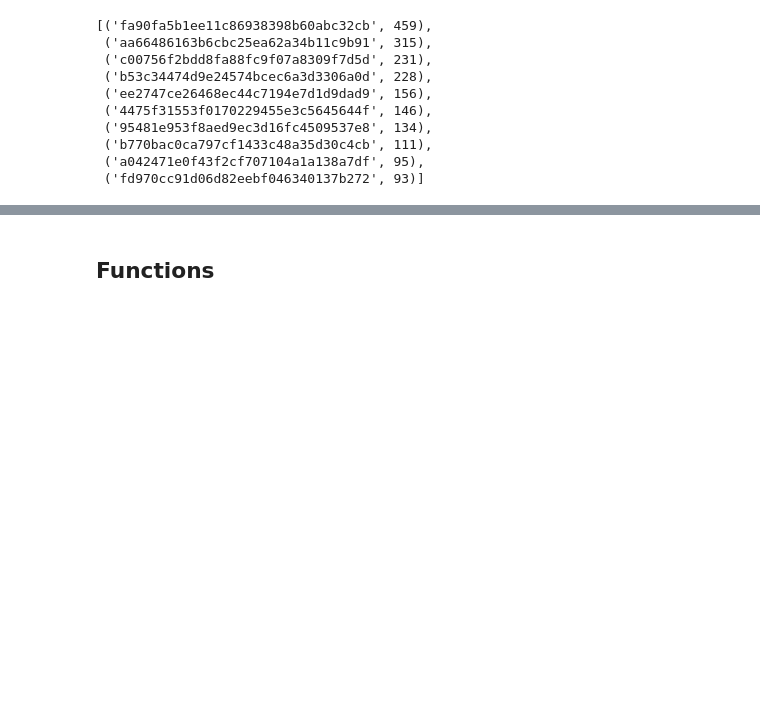
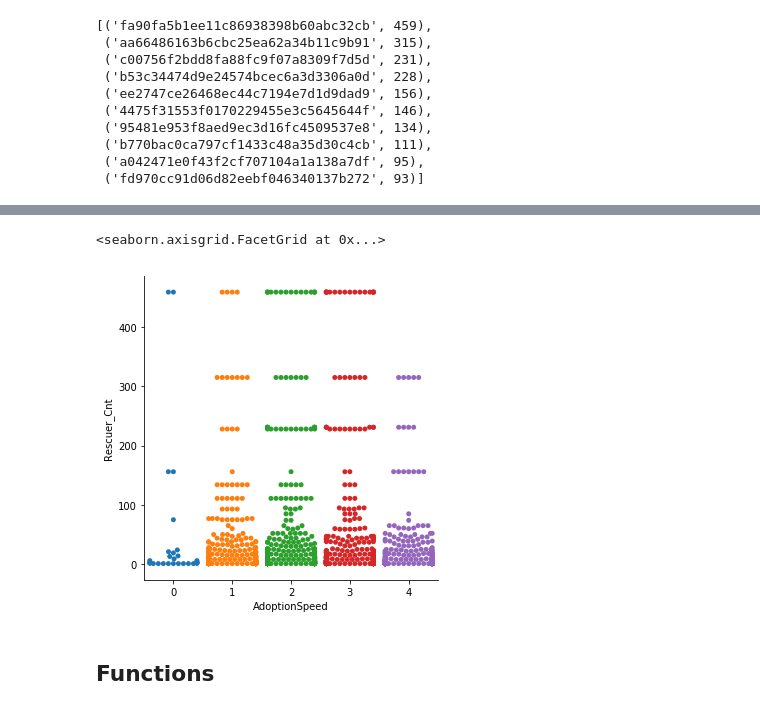
Before and after one commit to rick-62/Kaggle_PetFinder, a Jupyter notebook: model-0-04-rescuer.ipynb, the cells around one changed output, grey strips where cells are left out. Drawn from its saved outputs; the diff is of its cells as text; code cells hidden in the pictures; blank space fills up the shorter version.

```diff
--- a/model-0-04-rescuer.ipynb
+++ b/model-0-04-rescuer.ipynb
@@ -85,3 +107,11 @@ cnt3.most_common(10)
+# %%
+# rescuer counts vs adoption speed
+sns_df = pd.DataFrame({'Rescuer_Cnt':   df_train['RescuerID'].map(cnt3),
+                       'AdoptionSpeed': df_train['AdoptionSpeed']}).sample(frac=0.1)
+sns.catplot( y='Rescuer_Cnt' , x='AdoptionSpeed' , kind='swarm', data=sns_df)
+# %% [output]
+<seaborn.axisgrid.FacetGrid at 0x...>
+[figure, added]
 # %% [markdown]
 ## Functions
 # %%
```
Also changed, not shown: parts of 8 cells of this notebook, 3 other files.
